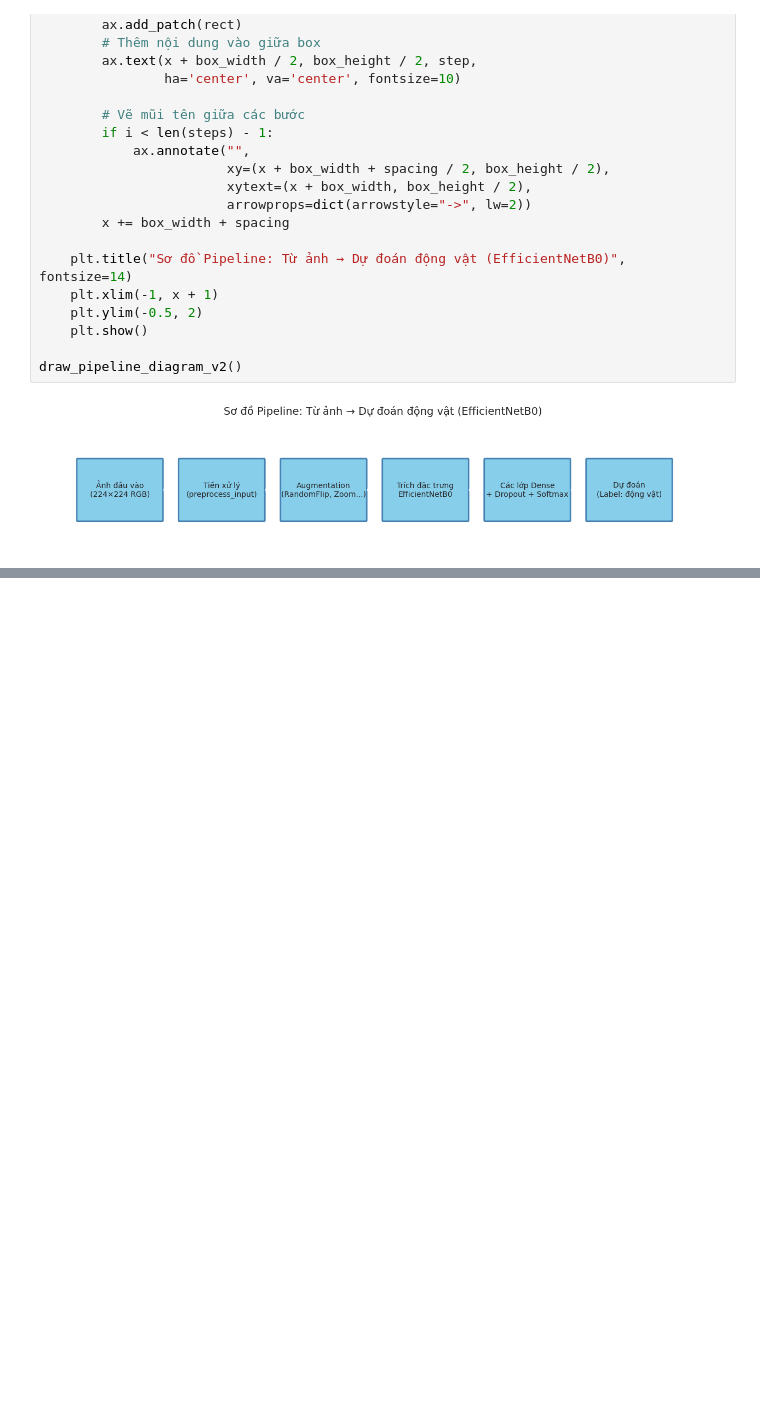
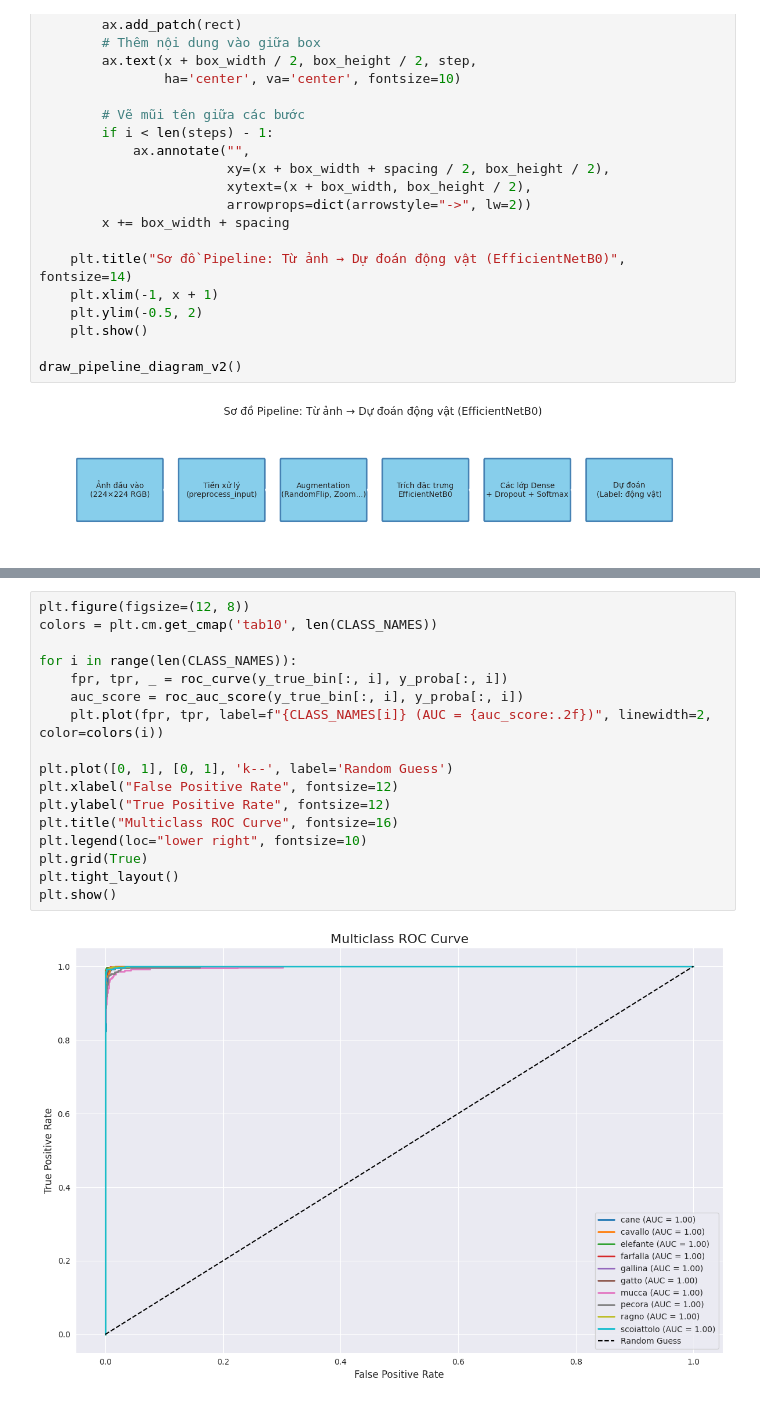
Before and after one commit to Huy1801214/ML-Project, a Jupyter notebook: New folder/đồ_án_ML_.ipynb, the cells around one changed output, grey strips where cells are left out. Drawn from its saved outputs; the diff is of its cells as text; blank space fills up the shorter version.

```diff
--- a/New folder/đồ_án_ML_.ipynb
+++ b/New folder/đồ_án_ML_.ipynb
@@ -439,0 +483,19 @@ draw_pipeline_diagram_v2()
+# %%
+plt.figure(figsize=(12, 8))
+colors = plt.cm.get_cmap('tab10', len(CLASS_NAMES))
+
+for i in range(len(CLASS_NAMES)):
+    fpr, tpr, _ = roc_curve(y_true_bin[:, i], y_proba[:, i])
+    auc_score = roc_auc_score(y_true_bin[:, i], y_proba[:, i])
+    plt.plot(fpr, tpr, label=f"{CLASS_NAMES[i]} (AUC = {auc_score:.2f})", linewidth=2, color=colors(i))
+
+plt.plot([0, 1], [0, 1], 'k--', label='Random Guess')
+plt.xlabel("False Positive Rate", fontsize=12)
+plt.ylabel("True Positive Rate", fontsize=12)
+plt.title("Multiclass ROC Curve", fontsize=16)
+plt.legend(loc="lower right", fontsize=10)
+plt.grid(True)
+plt.tight_layout()
+plt.show()
+# %% [output]
+[figure, added]
```
Also changed, not shown: parts of 6 cells of this notebook.
